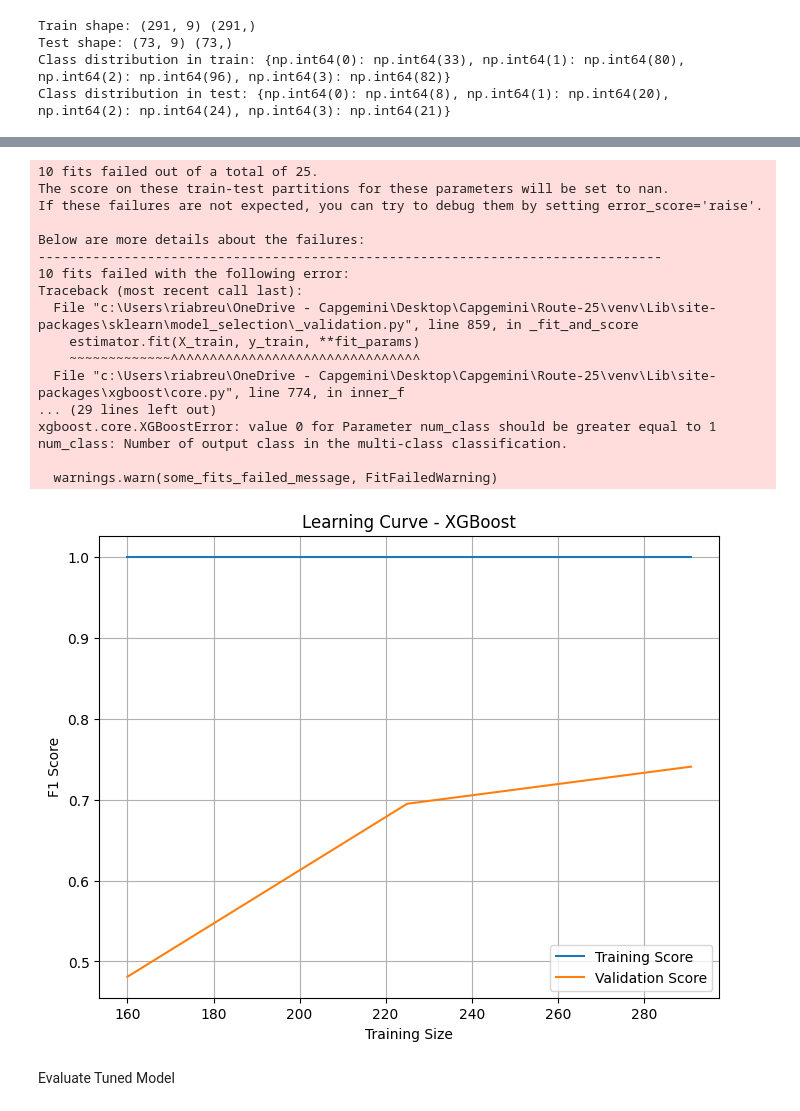
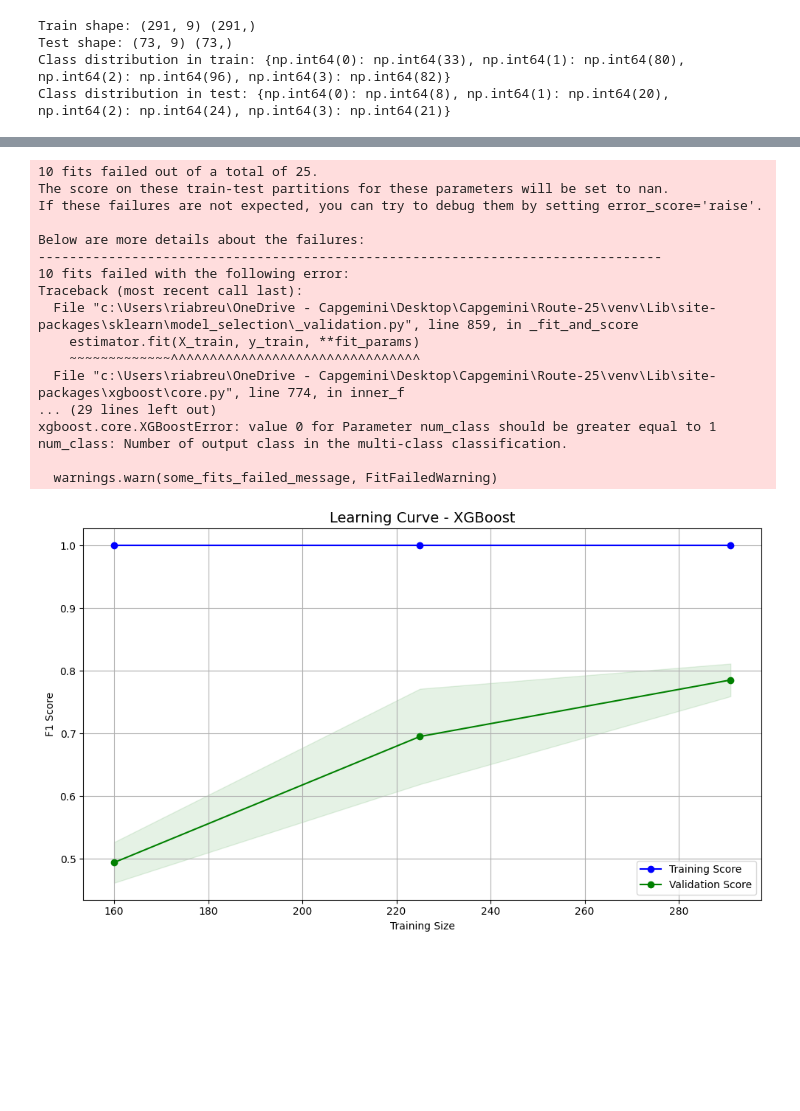
Before and after one commit to ricardo-abreu1/Route-25, a Jupyter notebook: Data_Process_categorical.ipynb, the cells around one changed output, grey strips where cells are left out. Cells and saved outputs as stored; diff of their text form; code cells hidden in the pictures; blank space fills up the shorter version.

Commit message:
Models finished

```diff
--- a/Data_Process_categorical.ipynb
+++ b/Data_Process_categorical.ipynb
@@ -117,10 +132,10 @@ Classes: [1 2 3 4]
 # %%
 # Stratified split to maintain class distribution
 X_train, X_test, y_train, y_test = train_test_split(
-    X_scaled, y_encoded,
-    test_size=0.2,        # 80/20 split
-    stratify=y_encoded,   # keep class proportions
-    random_state=42       # reproducibility
+    X, y_encoded,
+    test_size=0.2,
+    stratify=y_encoded,
+    random_state=42
 )
 
 print("Train shape:", X_train.shape, y_train.shape)
@@ -186,0 +266,6 @@ Parameters: { "use_label_encoder" } are not used.
+# %%
+# DataFrame with metrics
+results_df = pd.DataFrame(results).T.reset_index()
+results_df.columns = ['Model', 'Accuracy', 'Precision', 'Recall', 'F1', 'ROC-AUC']
+
+results_df
@@ -304,39 +544,50 @@ Mean CV F1: 0.7368
 # %%
 # ============================
 # Learning Curve for Best Model
 # ============================
 
-train_sizes, train_scores, test_scores = learning_curve(best_model, X_scaled, y_encoded, cv=5, scoring='f1_macro', n_jobs=-1)
+cv_strategy = StratifiedKFold(n_splits=5, shuffle=True, random_state=42)
+
+train_sizes, train_scores, test_scores = learning_curve(
+    best_model, X, y_encoded, cv=cv_strategy, scoring='f1_macro', n_jobs=-1
+)
+
 train_mean = np.mean(train_scores, axis=1)
+train_std = np.std(train_scores, axis=1)
 test_mean = np.mean(test_scores, axis=1)
+test_std = np.std(test_scores, axis=1)
 
-plt.figure(figsize=(8, 6))
-plt.plot(train_sizes, train_mean, label='Training Score')
-plt.plot(train_sizes, test_mean, label='Validation Score')
-plt.title(f'Learning Curve - {best_model_name}')
+plt.figure(figsize=(10, 6))
+plt.plot(train_sizes, train_mean, 'o-', color='blue', label='Training Score')
+plt.plot(train_sizes, test_mean, 'o-', color='green', label='Validation Score')
+
+# Confidence intervals
+plt.fill_between(train_sizes, train_mean - train_std, train_mean + train_std, alpha=0.1, color='blue')
+plt.fill_between(train_sizes, test_mean - test_std, test_mean + test_std, alpha=0.1, color='green')
+
+plt.title(f'Learning Curve - {best_model_name}', fontsize=14)
 plt.xlabel('Training Size')
 plt.ylabel('F1 Score')
-plt.legend()
-plt.grid()
+plt.legend(loc='best')
+plt.grid(True)
+plt.tight_layout()
 plt.show()
 # %% [output]
 10 fits failed out of a total of 25.
 The score on these train-test partitions for these parameters will be set to nan.
 If these failures are not expected, you can try to debug them by setting error_score='raise'.
 
 Below are more details about the failures:
 --------------------------------------------------------------------------------
 10 fits failed with the following error:
 Traceback (most recent call last):
   File "c:\Users\riabreu\OneDrive - Capgemini\Desktop\Capgemini\Route-25\venv\Lib\site-packages\sklearn\model_selection\_validation.py", line 859, in _fit_and_score
     estimator.fit(X_train, y_train, **fit_params)
     ~~~~~~~~~~~~~^^^^^^^^^^^^^^^^^^^^^^^^^^^^^^^^
   File "c:\Users\riabreu\OneDrive - Capgemini\Desktop\Capgemini\Route-25\venv\Lib\site-packages\xgboost\core.py", line 774, in inner_f
 ... (29 lines left out)
 xgboost.core.XGBoostError: value 0 for Parameter num_class should be greater equal to 1
 num_class: Number of output class in the multi-class classification.
 
   warnings.warn(some_fits_failed_message, FitFailedWarning)
-[figure, old version]
+[figure, new version]
-# %% [markdown]
-Evaluate Tuned Model
```
Also changed, not shown: parts of 68 cells of this notebook, 6 other files.
